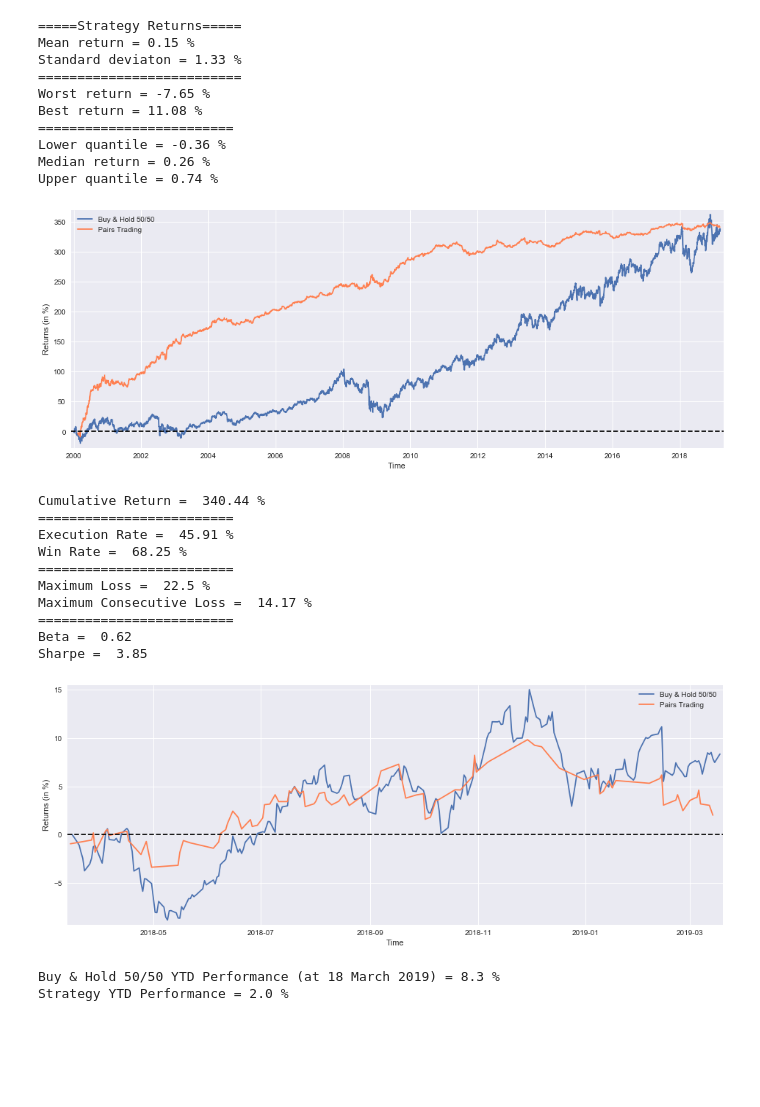
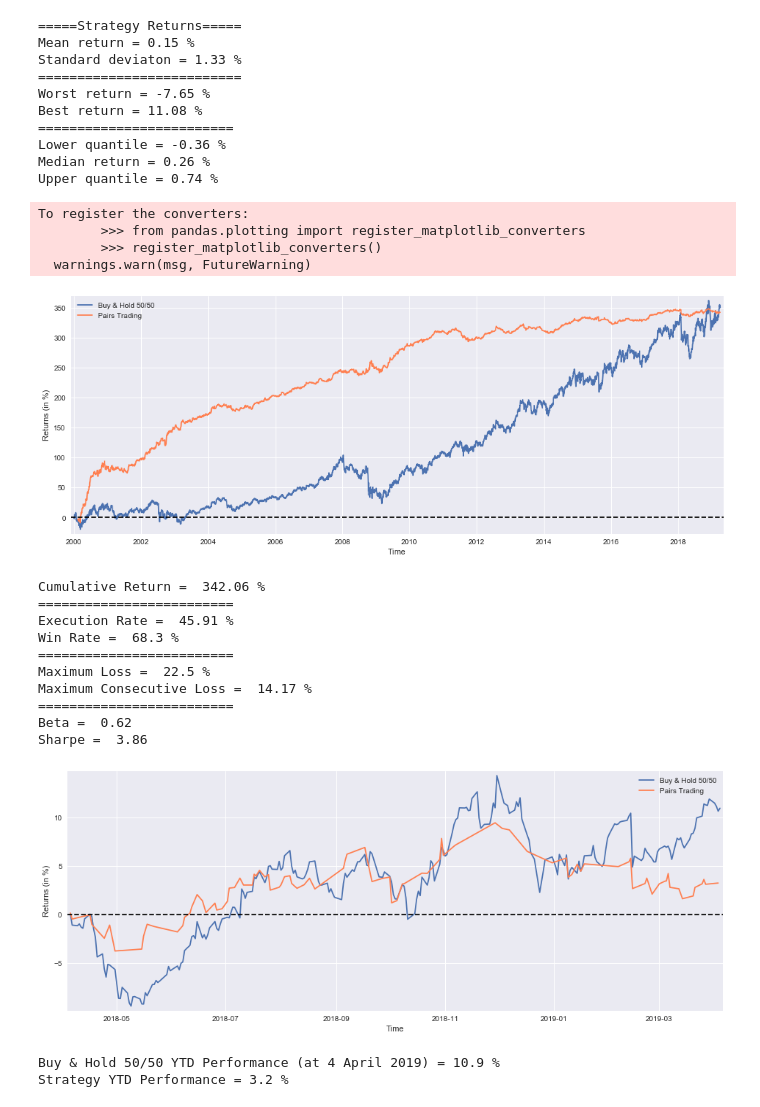
Before and after one commit to LongOnly/Quantitative-Notebooks, a Jupyter notebook: PairsTrading.ipynb, the cells around one changed output. Saved outputs shown, nothing was run; the diff lists cells and outputs as text; code cells hidden in the pictures; blank space fills up the shorter version.

```diff
--- a/PairsTrading.ipynb
+++ b/PairsTrading.ipynb
@@ -5,8 +5,7 @@ But the market already knows past information if any new information is released
 
 This strategy falls under the expectation that when prices depart from their historic equilibrium (quantified here as rolling correlation), the company that valued less in the last week will catchup during the trade session, being the positions open at open price (slippage & transaction costs can be factored in but aren't accounted for) and sold at close
 # %%
-# python 3.6.8+
-# https://www.leonardofilipe.com
+# python 3.7.3+
 # contact@leonardofilipe.com
 
 # For yahoo finance
@@ -51,7 +50,7 @@ tickers = ['PEP','KO']
 data = None
 while data is None:
     try:
-        data = getdata(tickers,'946684800','1552953600','1d')
+        data = getdata(tickers,'946684800','1554400000','1d')
     except:
          pass
 
@@ -207,33 +206,37 @@ print("=========================")
 print("Beta = ",beta)
 print("Sharpe = ",sharpe)
 # %% [output]
+To register the converters:
+        >>> from pandas.plotting import register_matplotlib_converters
+        >>> register_matplotlib_converters()
+  warnings.warn(msg, FutureWarning)
 [figure]
-Cumulative Return =  340.44 %
-=========================
-Execution Rate =  45.91 %
-Win Rate =  68.25 %
-=========================
-Maximum Loss =  22.5 %
-Maximum Consecutive Loss =  14.17 %
-=========================
-Beta =  0.62
-Sharpe =  3.85
+Cumulative Return =  342.06 %
+=========================
+Execution Rate =  45.91 %
+Win Rate =  68.3 %
+=========================
+Maximum Loss =  22.5 %
+Maximum Consecutive Loss =  14.17 %
+=========================
+Beta =  0.62
+Sharpe =  3.86
 # %%
 BuyHoldBothYTD = (((PEP['Adj Close'][-252:]/float(PEP['Adj Close'][-252])-1)+(KO['Adj Close'][-252:]/float(KO['Adj Close'][-252])-1))/2).fillna(method='ffill')
-StrategyYTD = returns[-94:].cumsum()
+StrategyYTD = returns[-95:].cumsum()
 
 plt.figure(figsize=(16,6))
 plt.plot(BuyHoldBothYTD*100, label='Buy & Hold 50/50')
 plt.plot(StrategyYTD*100, label='Pairs Trading', color='coral')
 plt.xlabel('Time')
 plt.ylabel('Returns (in %)')
 plt.margins(x=0.005,y=0.02)
 plt.axhline(y=0, xmin=0, xmax=1, linestyle='--', color='k')
 plt.legend()
 plt.show()
-print('Buy & Hold 50/50 YTD Performance (at 18 March 2019) =',round(float(BuyHoldBothYTD[-1:]*100),1),'%')
+print('Buy & Hold 50/50 YTD Performance (at 4 April 2019) =',round(float(BuyHoldBothYTD[-1:]*100),1),'%')
 print('Strategy YTD Performance =',round(float(StrategyYTD[-1:]*100),1),'%')
 # %% [output]
-[figure, old version]
+[figure, new version]
-Buy & Hold 50/50 YTD Performance (at 18 March 2019) = 8.3 %
-Strategy YTD Performance = 2.0 %
+Buy & Hold 50/50 YTD Performance (at 4 April 2019) = 10.9 %
+Strategy YTD Performance = 3.2 %
```
Also changed, not shown: parts of 1 cell of this notebook, 4 other files.
